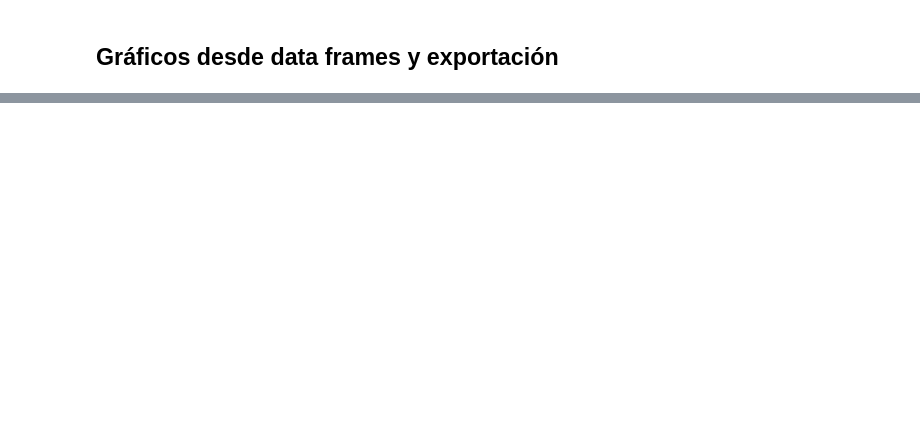
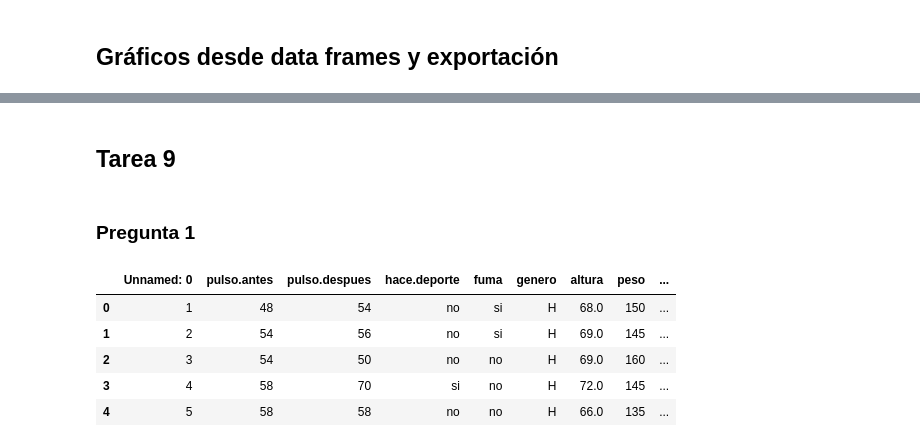
Before and after one commit to Sebastian-Landeo/FundamentosED-R-Python, a Jupyter notebook: scripts/tema 5/04-dataframes.ipynb, the cells around one changed output, grey strips where cells are left out. Cells and saved outputs as stored; diff of their text form; code cells hidden in the pictures; blank space fills up the shorter version.

Commit message:
Estadistica descriptiva, frecuencia absoluta, relativa, funcion table, funcion prop table, funcion cross table

```diff
--- a/scripts/tema 5/04-dataframes.ipynb
+++ b/scripts/tema 5/04-dataframes.ipynb
@@ -410,3 +410,18 @@ my_plot = df.plot(x="year", y="deads", figsize = (10, 8))
 my_fig = my_plot.get_figure()
 # %%
 my_fig.savefig("../tema 5/data_frame_plot.png")
+# %% [markdown]
+## Tarea 9
+# %% [markdown]
+### Pregunta 1
+# %%
+dft = pd.read_csv("../../data/run.csv")
+# %%
+dft.head()
+# %% [output]
+|  | Unnamed: 0 | pulso.antes | pulso.despues | hace.deporte | fuma | genero | altura | peso | ... |
+| 0 | 1 | 48 | 54 | no | si | H | 68.0 | 150 | ... |
+| 1 | 2 | 54 | 56 | no | si | H | 69.0 | 145 | ... |
+| 2 | 3 | 54 | 50 | no | no | H | 69.0 | 160 | ... |
+| 3 | 4 | 58 | 70 | si | no | H | 72.0 | 145 | ... |
+| 4 | 5 | 58 | 58 | no | no | H | 66.0 | 135 | ... |
```
Also changed, not shown: parts of 49 cells of this notebook, 6 other files.
